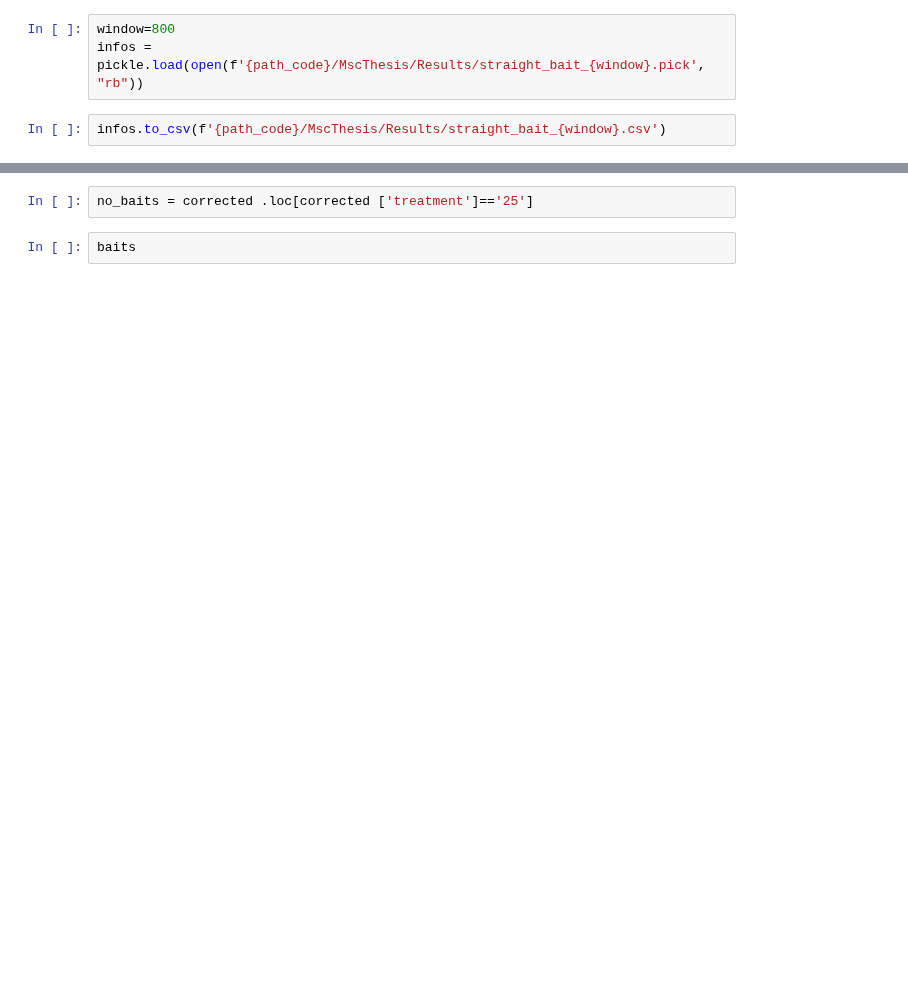
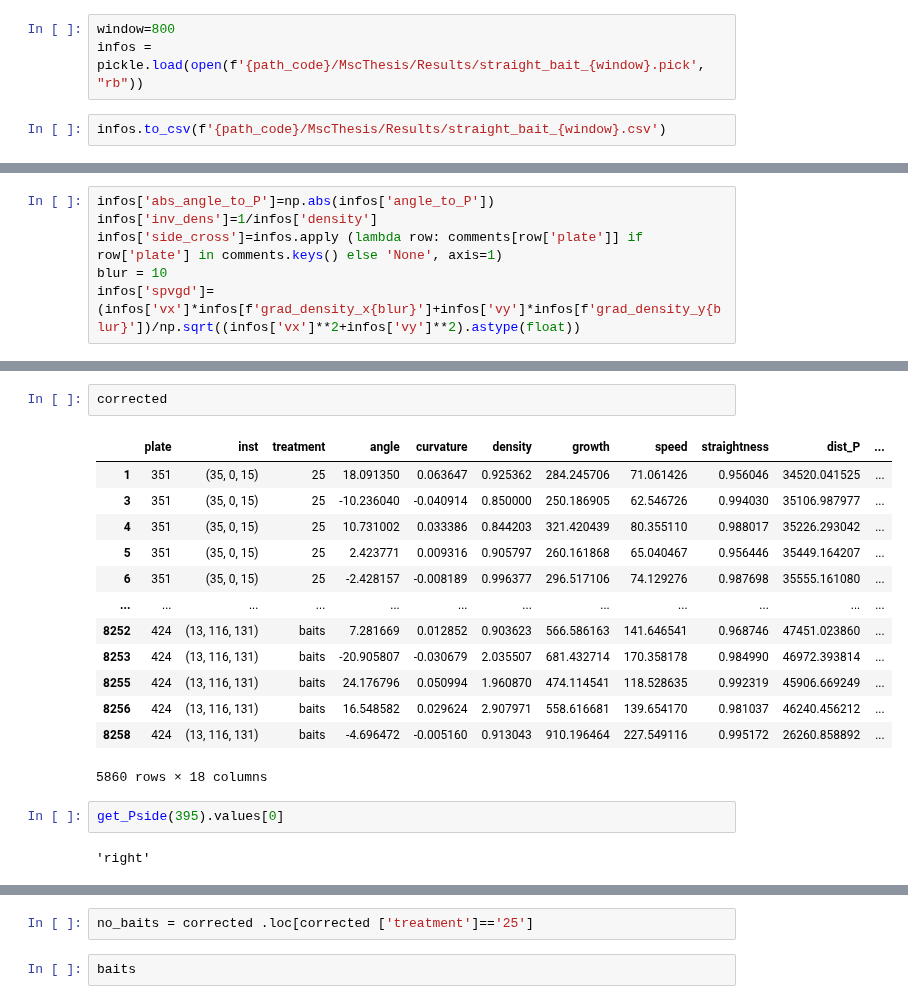
Before and after one commit to Cocopyth/AMFtrack, a Jupyter notebook: sample/notebooks/analysis/Pside_effect_result.ipynb, the cells around one changed output, grey strips where cells are left out. Drawn from its saved outputs; the diff is of its cells as text; blank space fills up the shorter version.

```diff
--- a/sample/notebooks/analysis/Pside_effect_result.ipynb
+++ b/sample/notebooks/analysis/Pside_effect_result.ipynb
@@ -56 +56,7 @@ infos
+# %%
+infos['abs_angle_to_P']=np.abs(infos['angle_to_P'])
+infos['inv_dens']=1/infos['density']
+infos['side_cross']=infos.apply (lambda row: comments[row['plate']] if row['plate'] in comments.keys() else 'None', axis=1)
+blur = 10
+infos['spvgd']=(infos['vx']*infos[f'grad_density_x{blur}']+infos['vy']*infos[f'grad_density_y{blur}'])/np.sqrt((infos['vx']**2+infos['vy']**2).astype(float))
 # %%
@@ -57,0 +85,20 @@ corrected = infos.loc[(infos["straightness"] <= 1)&(infos["plate"] !=435)& (info
+# %%
+corrected
+# %% [output]
+|  | plate | inst | treatment | angle | curvature | density | growth | speed | straightness | dist_P | ... |
+| 1 | 351 | (35, 0, 15) | 25 | 18.091350 | 0.063647 | 0.925362 | 284.245706 | 71.061426 | 0.956046 | 34520.041525 | ... |
+| 3 | 351 | (35, 0, 15) | 25 | -10.236040 | -0.040914 | 0.850000 | 250.186905 | 62.546726 | 0.994030 | 35106.987977 | ... |
+| 4 | 351 | (35, 0, 15) | 25 | 10.731002 | 0.033386 | 0.844203 | 321.420439 | 80.355110 | 0.988017 | 35226.293042 | ... |
+| 5 | 351 | (35, 0, 15) | 25 | 2.423771 | 0.009316 | 0.905797 | 260.161868 | 65.040467 | 0.956446 | 35449.164207 | ... |
+| 6 | 351 | (35, 0, 15) | 25 | -2.428157 | -0.008189 | 0.996377 | 296.517106 | 74.129276 | 0.987698 | 35555.161080 | ... |
+| ... | ... | ... | ... | ... | ... | ... | ... | ... | ... | ... | ... |
+| 8252 | 424 | (13, 116, 131) | baits | 7.281669 | 0.012852 | 0.903623 | 566.586163 | 141.646541 | 0.968746 | 47451.023860 | ... |
+| 8253 | 424 | (13, 116, 131) | baits | -20.905807 | -0.030679 | 2.035507 | 681.432714 | 170.358178 | 0.984990 | 46972.393814 | ... |
+| 8255 | 424 | (13, 116, 131) | baits | 24.176796 | 0.050994 | 1.960870 | 474.114541 | 118.528635 | 0.992319 | 45906.669249 | ... |
+| 8256 | 424 | (13, 116, 131) | baits | 16.548582 | 0.029624 | 2.907971 | 558.616681 | 139.654170 | 0.981037 | 46240.456212 | ... |
+| 8258 | 424 | (13, 116, 131) | baits | -4.696472 | -0.005160 | 0.913043 | 910.196464 | 227.549116 | 0.995172 | 26260.858892 | ... |
+5860 rows × 18 columns
+# %%
+get_Pside(395).values[0]
+# %% [output]
+'right'
```
Also changed, not shown: parts of 38 cells of this notebook, 24 other files.
